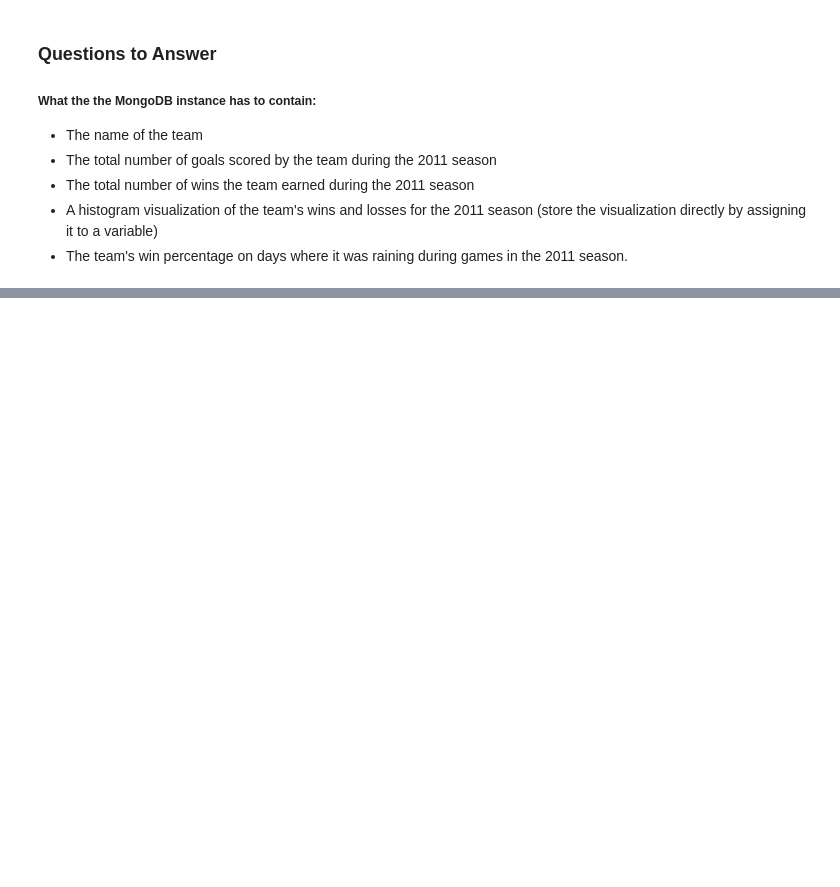
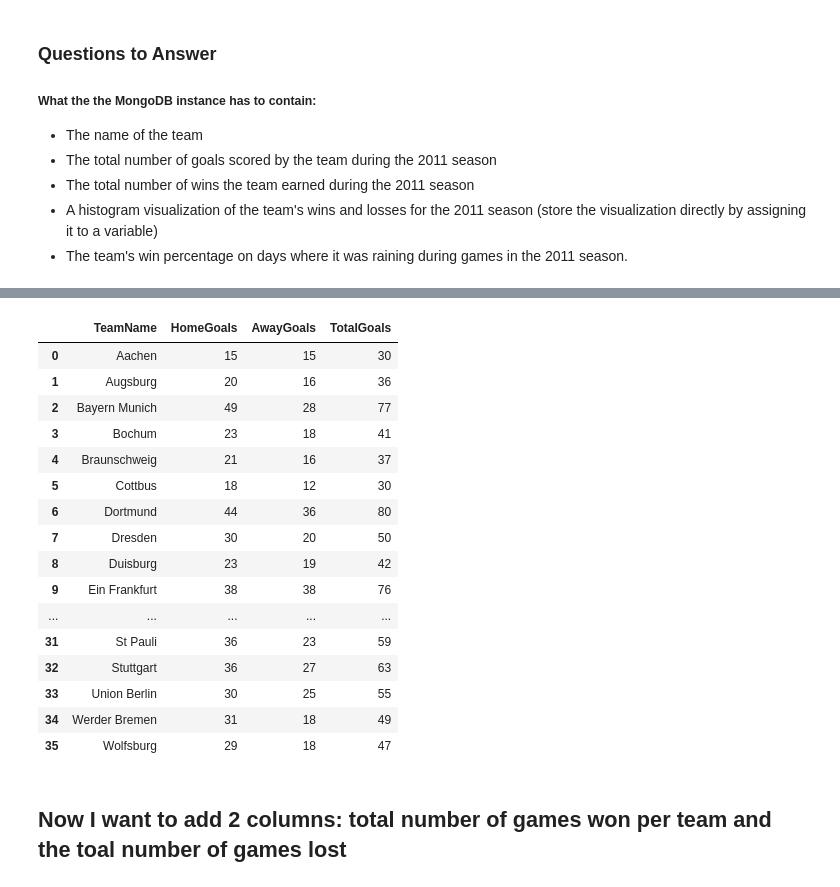
Before and after one commit to Louis-Bad/Module-2---Football-Analysis, a Jupyter notebook: Project 2 - Football Analysis.ipynb, the cells around one changed output, grey strips where cells are left out. Saved outputs shown, nothing was run; the diff lists cells and outputs as text; code cells hidden in the pictures; blank space fills up the shorter version.

```diff
--- a/Project 2 - Football Analysis.ipynb
+++ b/Project 2 - Football Analysis.ipynb
@@ -32,0 +158,17 @@
+# %%
+"""Selecting the home teams and the goals they scored"""
+
+cur.execute("""SELECT HomeTeam AS TeamName, SUM(FTHG) AS HomeGoals
+               FROM Matches
+               WHERE season = '2011'
+               AND NOT Div = 'E0'
+               GROUP BY HomeTeam
+               ;""")
+
+
+
+
+
+home_goals_df = pd.DataFrame(cur.fetchall())
+home_goals_df.columns = [x[0] for x in cur.description]
+home_goals_df
@@ -32,0 +193,15 @@
+# %%
+"""Selecting the away teams and the goals they scored"""
+
+cur.execute("""SELECT AwayTeam AS TeamName, SUM(FTAG) AS AwayGoals
+               FROM Matches
+               WHERE season = '2011'
+               AND NOT Div = 'E0'
+               GROUP BY AwayTeam
+               ;""")
+
+
+
+away_goals_df = pd.DataFrame(cur.fetchall())
+away_goals_df.columns = [x[0] for x in cur.description]
+away_goals_df
@@ -32,0 +226,26 @@
+# %%
+"""joining the two tables for away and home goals and creating a column for total goals"""
+
+total_goals_df = home_goals_df.merge(away_goals_df, how="inner", on="TeamName")
+total_goals_df['TotalGoals'] = total_goals_df['HomeGoals'] + total_goals_df['AwayGoals']
+total_goals_df
+# %% [output]
+|  | TeamName | HomeGoals | AwayGoals | TotalGoals |
+| 0 | Aachen | 15 | 15 | 30 |
+| 1 | Augsburg | 20 | 16 | 36 |
+| 2 | Bayern Munich | 49 | 28 | 77 |
+| 3 | Bochum | 23 | 18 | 41 |
+| 4 | Braunschweig | 21 | 16 | 37 |
+| 5 | Cottbus | 18 | 12 | 30 |
+| 6 | Dortmund | 44 | 36 | 80 |
+| 7 | Dresden | 30 | 20 | 50 |
+| 8 | Duisburg | 23 | 19 | 42 |
+| 9 | Ein Frankfurt | 38 | 38 | 76 |
+| ... | ... | ... | ... | ... |
+| 31 | St Pauli | 36 | 23 | 59 |
+| 32 | Stuttgart | 36 | 27 | 63 |
+| 33 | Union Berlin | 30 | 25 | 55 |
+| 34 | Werder Bremen | 31 | 18 | 49 |
+| 35 | Wolfsburg | 29 | 18 | 47 |
+# %% [markdown]
+## Now I want to add 2 columns: total number of games won per team and the toal number of games lost
```
Also changed, not shown: parts of 22 cells of this notebook, 1 other file.
